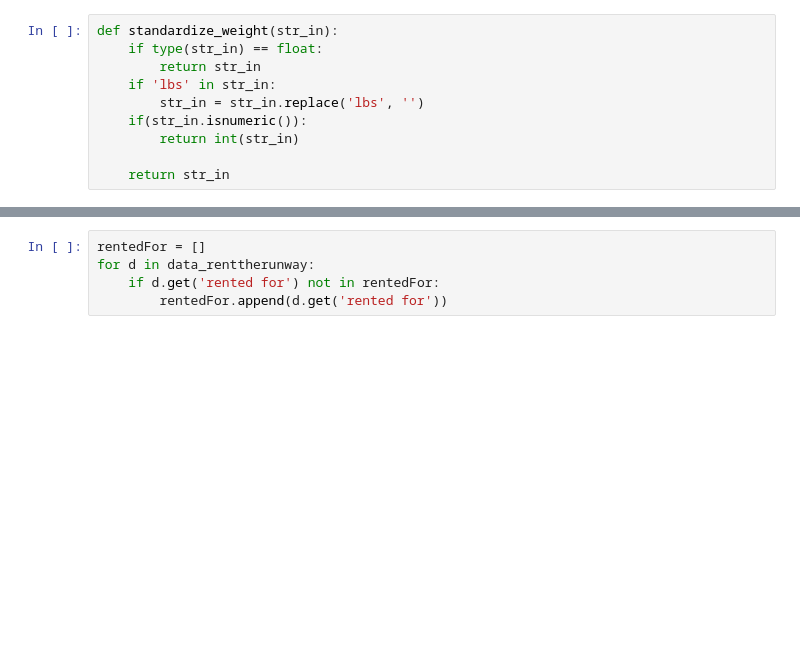
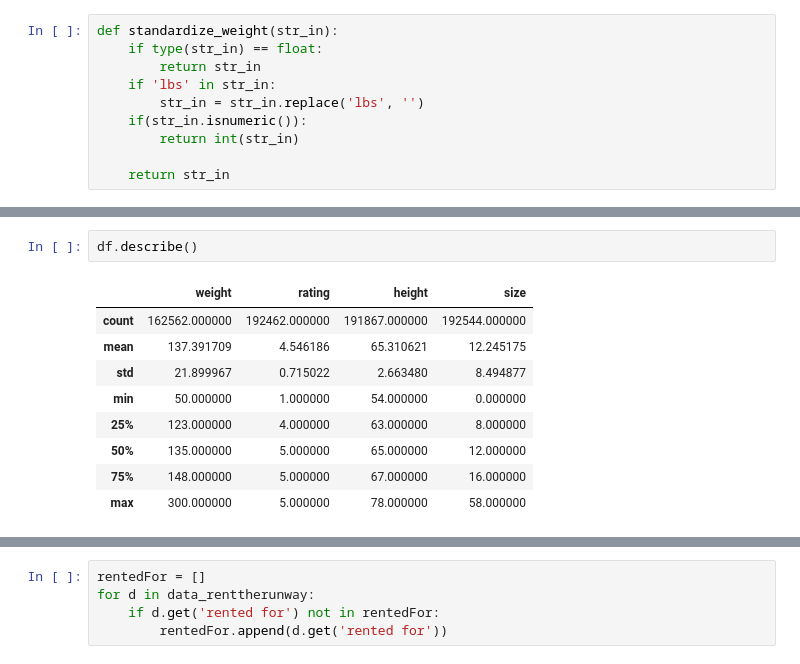
Before and after one commit to zic017/CSE158_Assignment2_Rating_Prediction_of_Clothes, a Jupyter notebook: EDA.ipynb, the cells around one changed output, grey strips where cells are left out. Saved outputs shown, nothing was run; the diff lists cells and outputs as text; blank space fills up the shorter version.

```diff
--- a/EDA.ipynb
+++ b/EDA.ipynb
@@ -110 +135,13 @@ df.head()
+# %%
+df.describe()
+# %% [output]
+|  | weight | rating | height | size |
+| count | 162562.000000 | 192462.000000 | 191867.000000 | 192544.000000 |
+| mean | 137.391709 | 4.546186 | 65.310621 | 12.245175 |
+| std | 21.899967 | 0.715022 | 2.663480 | 8.494877 |
+| min | 50.000000 | 1.000000 | 54.000000 | 0.000000 |
+| 25% | 123.000000 | 4.000000 | 63.000000 | 8.000000 |
+| 50% | 135.000000 | 5.000000 | 65.000000 | 12.000000 |
+| 75% | 148.000000 | 5.000000 | 67.000000 | 16.000000 |
+| max | 300.000000 | 5.000000 | 78.000000 | 58.000000 |
 # %% [markdown]
```
Also changed, not shown: parts of 30 cells of this notebook.
